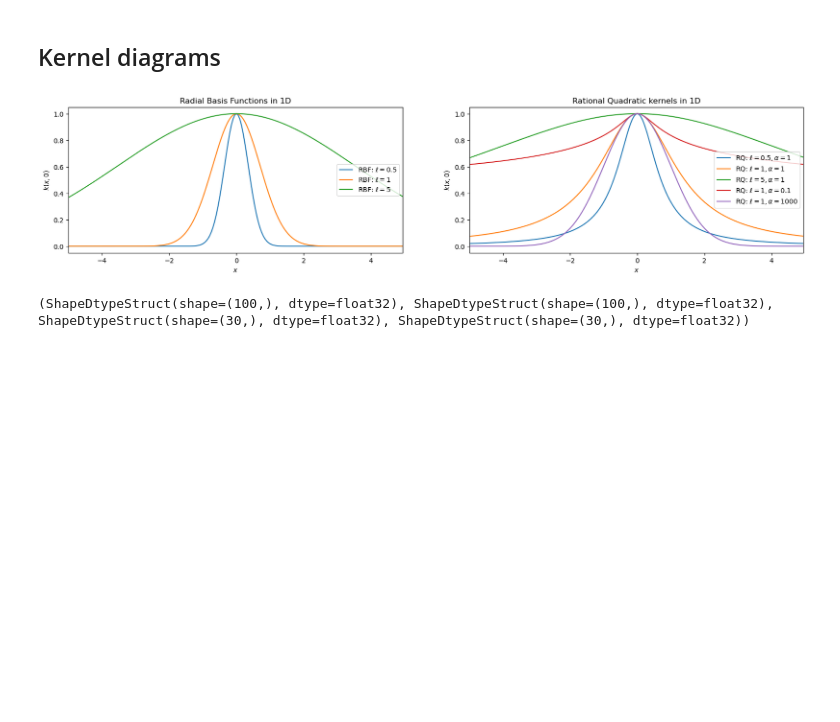
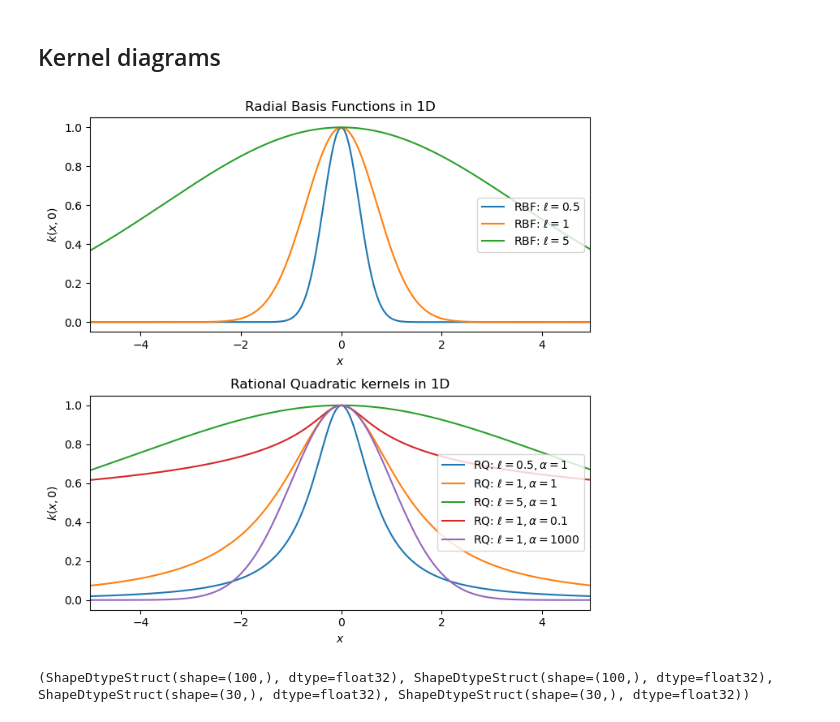
Before and after one commit to mtcairneyleeming/4yp, a Jupyter notebook: 10_misc_plots.ipynb, the cells around one changed output. Saved outputs shown, nothing was run; the diff lists cells and outputs as text; code cells hidden in the pictures; blank space fills up the shorter version.

Commit message:
10 fix plot sizing

```diff
--- a/10_misc_plots.ipynb
+++ b/10_misc_plots.ipynb
@@ -8,39 +8,40 @@
 # %%
 from reusable.kernels import rbf_kernel, rq_kernel
 import matplotlib.pyplot as plt
 import jax.numpy as jnp
 
-if False:
+if True:
     lim = 5
-    step = lim /100
-    x= jnp.arange(-lim, lim, step)
+    step = lim / 100
+    x = jnp.arange(-lim, lim, step)
 
-    fig, axs = plt.subplots(1, 2, figsize=(20,4))
+    fig, axs = plt.subplots(2, 1, figsize=(7, 7))
 
     for l in [0.5, 1, 5]:
-        axs[0].plot(x,[rbf_kernel(l)(0,y) for y in x], label=f"RBF: $\ell={l}$")
-
+        axs[0].plot(x, [rbf_kernel(l)(0, y) for y in x], label=f"RBF: $\ell={l}$")
 
     axs[0].set_title("Radial Basis Functions in 1D")
     axs[0].set_ylabel("$k(x,0)$")
     axs[0].set_xlabel("$x$")
     axs[0].legend(loc=5)
     axs[0].margins(x=0)
 
     for l in [0.5, 1, 5]:
-        axs[1].plot(x,[rq_kernel(l, 1)(0,y) for y in x], label=f"RQ: $\ell={l}, \\alpha=1$")
+        axs[1].plot(x, [rq_kernel(l, 1)(0, y) for y in x], label=f"RQ: $\ell={l}, \\alpha=1$")
     for l in [0.1, 1000]:
-        axs[1].plot(x,[rq_kernel(1, l)(0,y ) for y in x], label=f"RQ: $\ell=1,\\alpha={l}$")
+        axs[1].plot(x, [rq_kernel(1, l)(0, y) for y in x], label=f"RQ: $\ell=1,\\alpha={l}$")
 
     axs[1].set_title("Rational Quadratic kernels in 1D")
     axs[1].set_ylabel("$k(x,0)$")
     axs[1].set_xlabel("$x$")
     axs[1].legend(loc=5)
     axs[1].margins(x=0)
 
+    fig.tight_layout()
+
     fig.savefig("./gen_plots/10_kernels_plots.pdf", dpi=300)
 # %% [output]
-[figure, old version]
+[figure, new version]
 # %%
 from reusable.vae import VAE
 import jax.random
```
Also changed, not shown: 1 other file.
